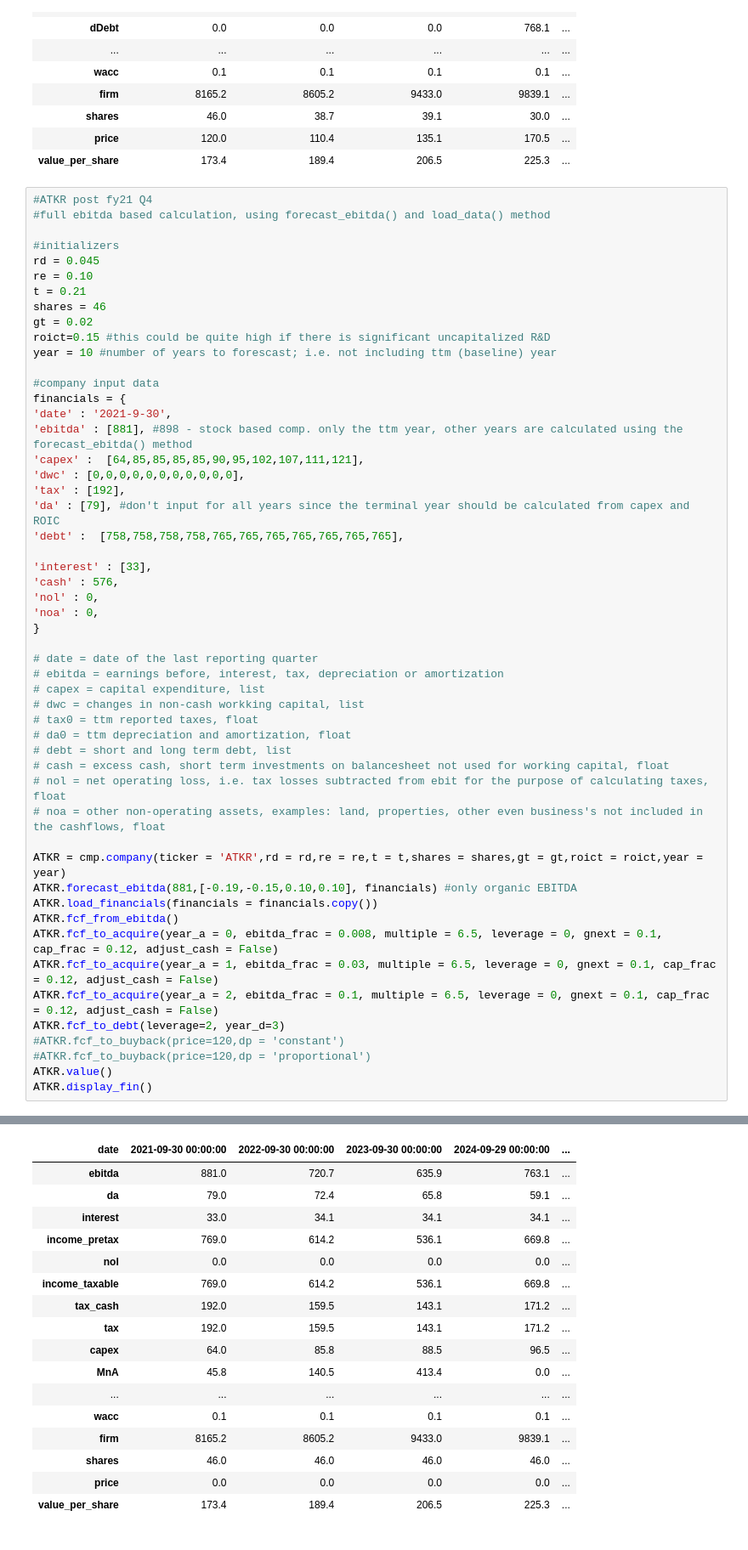
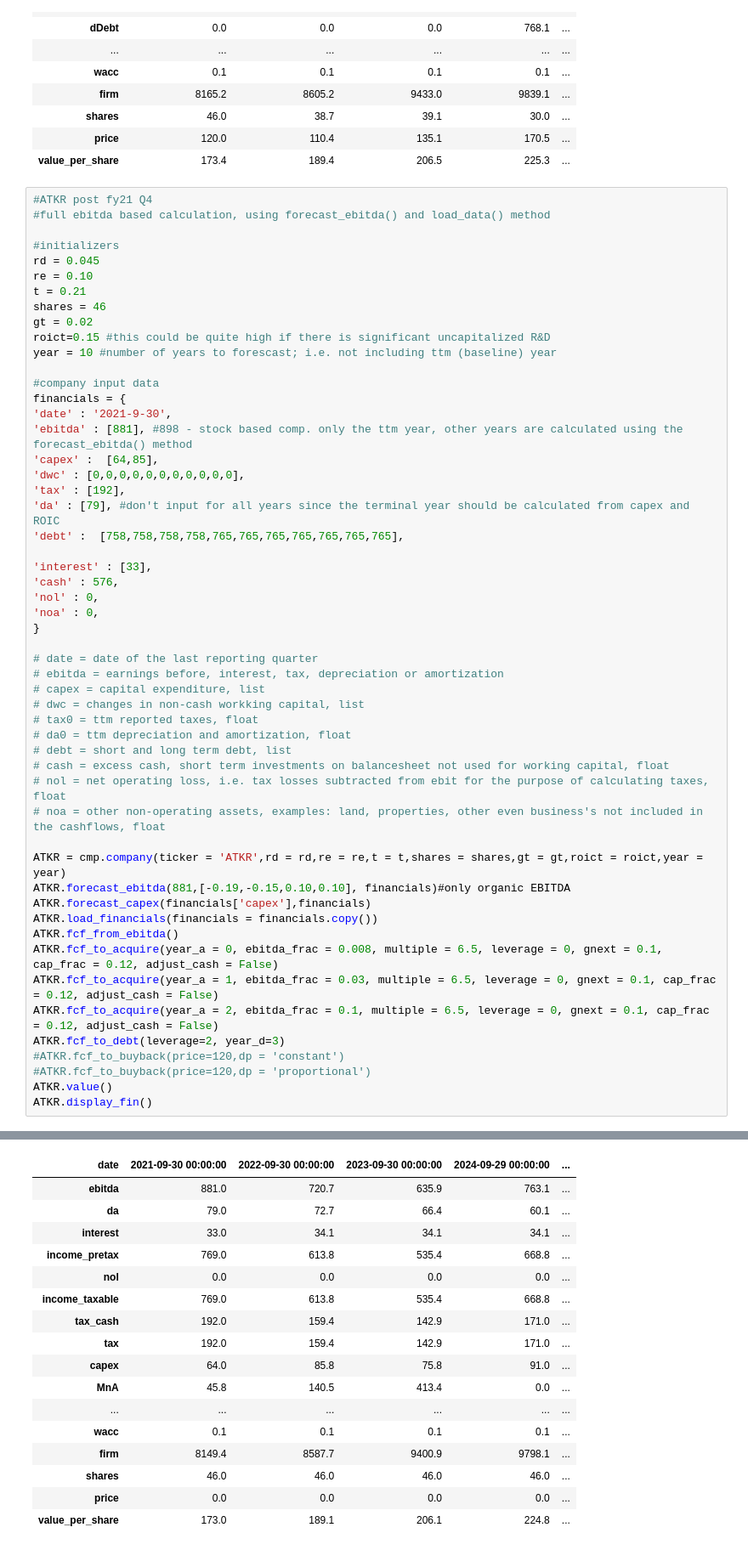
Before and after one commit to mtlr05/finagle, a Jupyter notebook: Valuation notebook.ipynb, the cells around one changed output, grey strips where cells are left out. Shown at 85% size. Saved outputs shown, nothing was run; the diff lists cells and outputs as text.

Commit message:
created the forecast_capex() method

```diff
--- a/Valuation notebook.ipynb
+++ b/Valuation notebook.ipynb
@@ -889,7 +889,7 @@ year = 10 #number of years to forescast; i.e. not including ttm (baseline) year
 financials = {
 'date' : '2021-9-30',
 'ebitda' : [881], #898 - stock based comp. only the ttm year, other years are calculated using the forecast_ebitda() method
-'capex' :  [64,85,85,85,85,90,95,102,107,111,121],
+'capex' :  [64,85],
 'dwc' : [0,0,0,0,0,0,0,0,0,0,0],
 'tax' : [192],
 'da' : [79], #don't input for all years since the terminal year should be calculated from capex and ROIC
@@ -913,7 +913,8 @@ financials = {
 # noa = other non-operating assets, examples: land, properties, other even business's not included in the cashflows, float
 
 ATKR = cmp.company(ticker = 'ATKR',rd = rd,re = re,t = t,shares = shares,gt = gt,roict = roict,year = year)
-ATKR.forecast_ebitda(881,[-0.19,-0.15,0.10,0.10], financials) #only organic EBITDA
+ATKR.forecast_ebitda(881,[-0.19,-0.15,0.10,0.10], financials)#only organic EBITDA
+ATKR.forecast_capex(financials['capex'],financials)
 ATKR.load_financials(financials = financials.copy())
 ATKR.fcf_from_ebitda()
 ATKR.fcf_to_acquire(year_a = 0, ebitda_frac = 0.008, multiple = 6.5, leverage = 0, gnext = 0.1, cap_frac = 0.12, adjust_cash = False)
@@ -945,17 +946,17 @@ ATKR.display_fin()
 | date | 2021-09-30 00:00:00 | 2022-09-30 00:00:00 | 2023-09-30 00:00:00 | 2024-09-29 00:00:00 | ... |
 | ebitda | 881.0 | 720.7 | 635.9 | 763.1 | ... |
-| da | 79.0 | 72.4 | 65.8 | 59.1 | ... |
+| da | 79.0 | 72.7 | 66.4 | 60.1 | ... |
 | interest | 33.0 | 34.1 | 34.1 | 34.1 | ... |
-| income_pretax | 769.0 | 614.2 | 536.1 | 669.8 | ... |
+| income_pretax | 769.0 | 613.8 | 535.4 | 668.8 | ... |
 | nol | 0.0 | 0.0 | 0.0 | 0.0 | ... |
-| income_taxable | 769.0 | 614.2 | 536.1 | 669.8 | ... |
-| tax_cash | 192.0 | 159.5 | 143.1 | 171.2 | ... |
-| tax | 192.0 | 159.5 | 143.1 | 171.2 | ... |
-| capex | 64.0 | 85.8 | 88.5 | 96.5 | ... |
+| income_taxable | 769.0 | 613.8 | 535.4 | 668.8 | ... |
+| tax_cash | 192.0 | 159.4 | 142.9 | 171.0 | ... |
+| tax | 192.0 | 159.4 | 142.9 | 171.0 | ... |
+| capex | 64.0 | 85.8 | 75.8 | 91.0 | ... |
 | MnA | 45.8 | 140.5 | 413.4 | 0.0 | ... |
 | ... | ... | ... | ... | ... | ... |
 | wacc | 0.1 | 0.1 | 0.1 | 0.1 | ... |
-| firm | 8165.2 | 8605.2 | 9433.0 | 9839.1 | ... |
+| firm | 8149.4 | 8587.7 | 9400.9 | 9798.1 | ... |
 | shares | 46.0 | 46.0 | 46.0 | 46.0 | ... |
 | price | 0.0 | 0.0 | 0.0 | 0.0 | ... |
-| value_per_share | 173.4 | 189.4 | 206.5 | 225.3 | ... |
+| value_per_share | 173.0 | 189.1 | 206.1 | 224.8 | ... |
```
Also changed, not shown: parts of 3 cells of this notebook, 1 other file.
